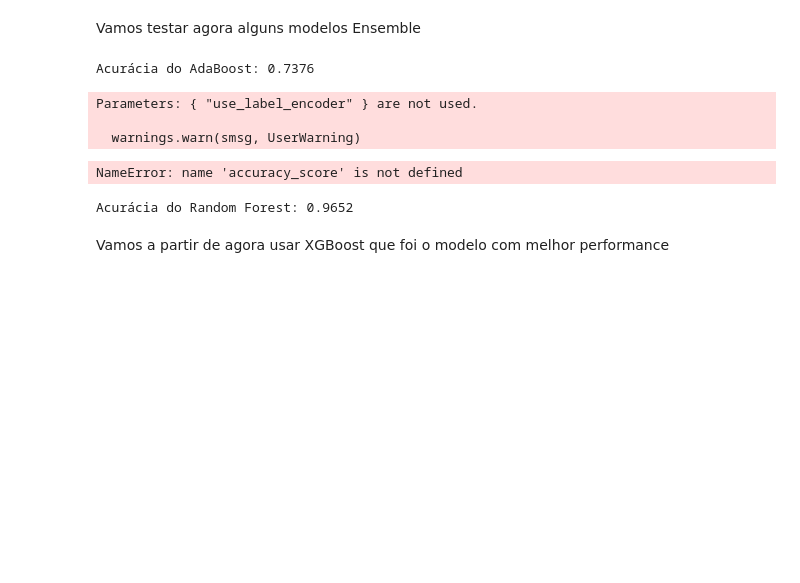
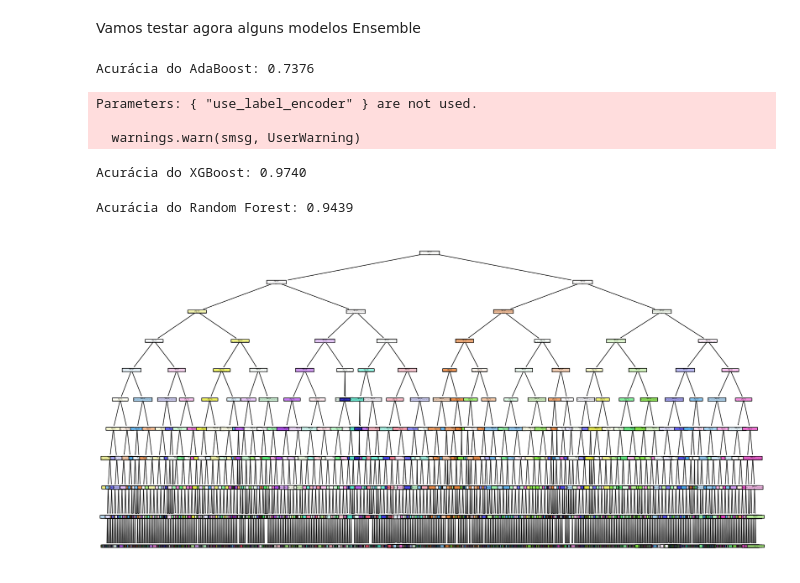
Before and after one commit to carloscurioni/mba-deeplearning-iad-006-2024-public, a Jupyter notebook: notebooks/Carlos_Curioni_IAD006 - Exercicio 1.ipynb, the cells around one changed output. Saved outputs shown, nothing was run; the diff lists cells and outputs as text; code cells hidden in the pictures; blank space fills up the shorter version.

```diff
--- a/notebooks/Carlos_Curioni_IAD006 - Exercicio 1.ipynb
+++ b/notebooks/Carlos_Curioni_IAD006 - Exercicio 1.ipynb
@@ -164,19 +189,6 @@ ada_accuracy = accuracy_score(y_test, y_pred_ada)
 print(f"Acurácia do AdaBoost: {ada_accuracy:.4f}")
 # %% [output]
 Acurácia do AdaBoost: 0.7376
-# %%
-from sklearn.ensemble import GradientBoostingClassifier
-
-# Treinar o modelo Gradient Boosting
-gb_model = GradientBoostingClassifier(n_estimators=100, max_depth=10, random_state=42)
-gb_model.fit(X_train, y_train)
-
-# Fazer previsões no conjunto de teste
-y_pred_gb = gb_model.predict(X_test)
-
-# Avaliar o desempenho do modelo Gradient Boosting
-gb_accuracy = accuracy_score(y_test, y_pred_gb)
-print(f"Acurácia do Gradient Boosting: {gb_accuracy:.4f}")
 # %%
 from xgboost import XGBClassifier
 # XGBoost precisa de int vs string
@@ -197,4 +209,4 @@ print(f"Acurácia do XGBoost: {xgb_accuracy:.4f}")
 Parameters: { "use_label_encoder" } are not used.
 
   warnings.warn(smsg, UserWarning)
-NameError: name 'accuracy_score' is not defined
+Acurácia do XGBoost: 0.9740
@@ -202,7 +219,7 @@ NameError: name 'accuracy_score' is not defined
 from sklearn.ensemble import RandomForestClassifier
 
 # Treinar o modelo Random Forest
-rf_model = RandomForestClassifier(n_estimators=100, max_depth=20, random_state=42)
+rf_model = RandomForestClassifier(n_estimators=100, max_depth=10, random_state=42)
 rf_model.fit(X_train, y_train)
 
 # Fazer previsões no conjunto de teste
@@ -212,14 +229,16 @@ y_pred_rf = rf_model.predict(X_test)
 rf_accuracy = accuracy_score(y_test, y_pred_rf)
 print(f"Acurácia do Random Forest: {rf_accuracy:.4f}")
 # %% [output]
-Acurácia do Random Forest: 0.9652
+Acurácia do Random Forest: 0.9439
-# %% [markdown]
-Vamos a partir de agora usar XGBoost que foi o modelo com melhor performance
 # %%
 from sklearn import tree
 import matplotlib.pyplot as plt
 
-# Visualizar a árvore de decisão
-plt.figure(figsize=(20,10))
-tree.plot_tree(xgb_model, filled=True, feature_names=mnist.feature_names, class_names=[str(i) for i in range(10)], rounded=True)
+# Visualizar a primeira árvore da floresta
+single_tree = rf_model.estimators_[0]
+
+plt.figure(figsize=(20, 10))
+tree.plot_tree(single_tree, filled=True, feature_names=mnist.feature_names, class_names=[str(i) for i in range(10)], rounded=True)
 plt.show()
+# %% [output]
+[figure, added]
```
Also changed, not shown: parts of 4 cells of this notebook, 14 other files.
